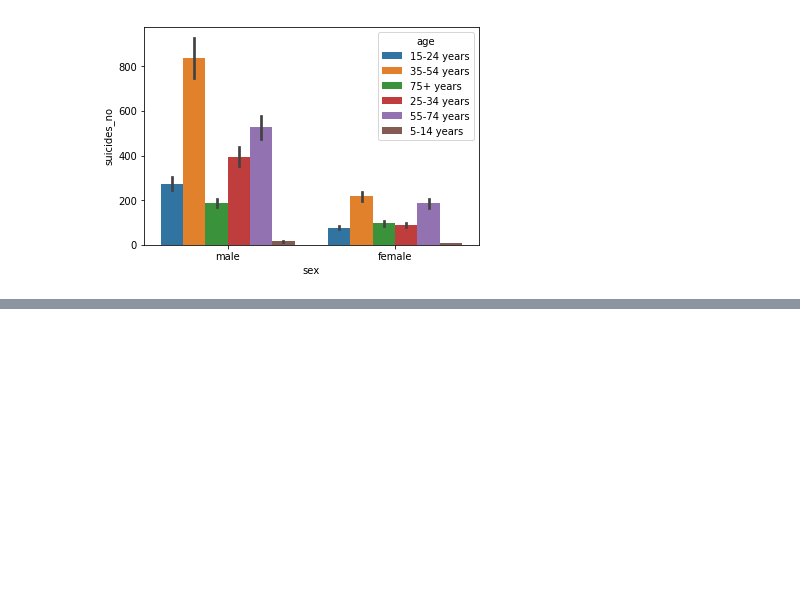
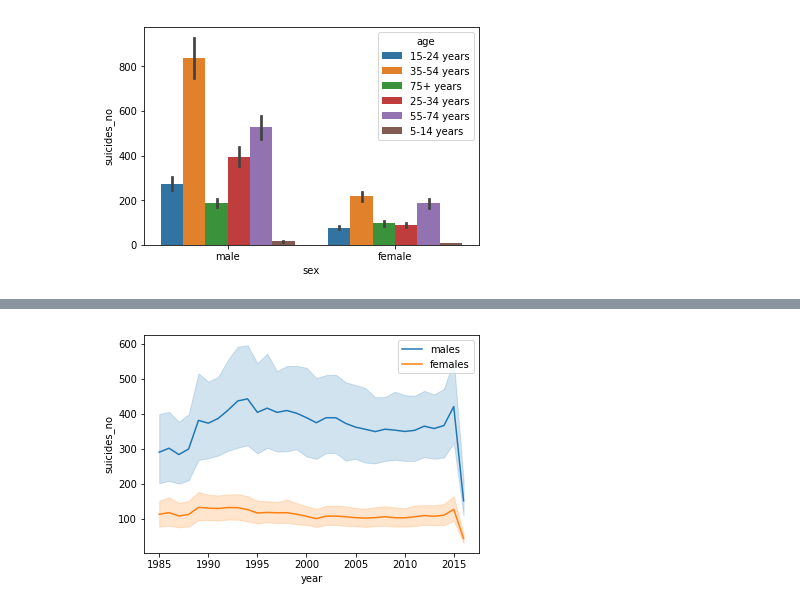
Before and after one commit to damikanye/capstone-project, a Jupyter notebook: Capstone project.ipynb, the cells around one changed output, grey strips where cells are left out. Drawn from its saved outputs; the diff is of its cells as text; code cells hidden in the pictures; blank space fills up the shorter version.

```diff
--- a/Capstone project.ipynb
+++ b/Capstone project.ipynb
@@ -61,0 +100,7 @@ p = sns.barplot(x='sex', y='suicides_no', hue='age', data=df)
+# %%
+p = sns.lineplot(x='year', y='suicides_no', data=male_population)
+q = sns.lineplot(x='year', y='suicides_no', data=female_population)
+
+_ = plt.legend(['males', 'females'])
+# %% [output]
+[figure, added]
```
Also changed, not shown: parts of 6 cells of this notebook, 8 other files.
